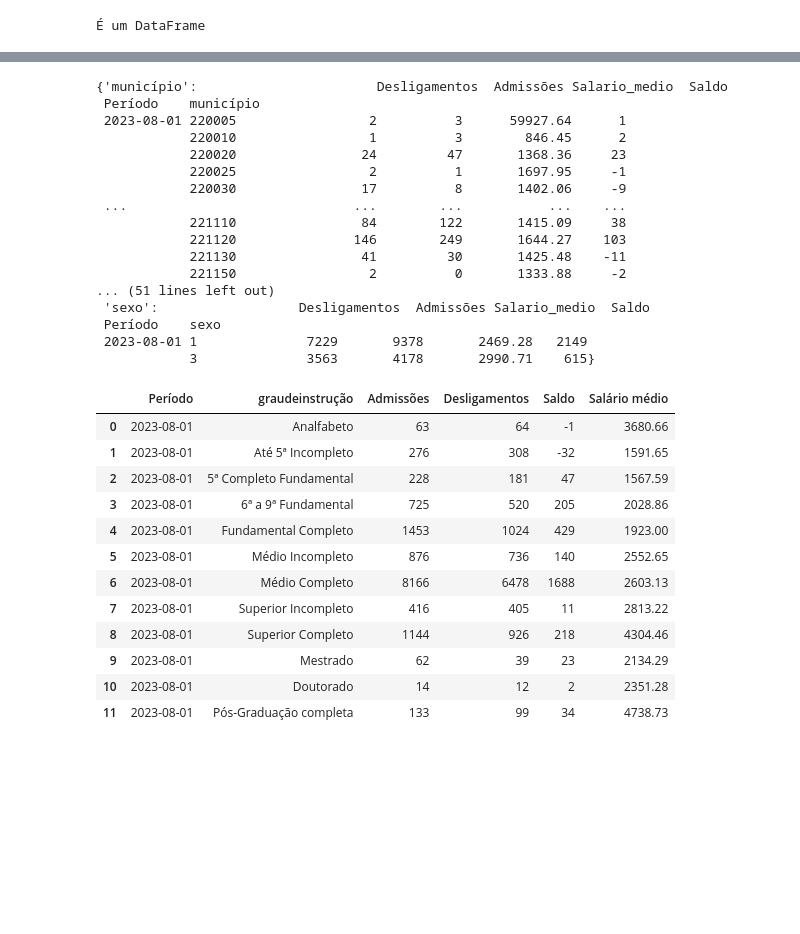
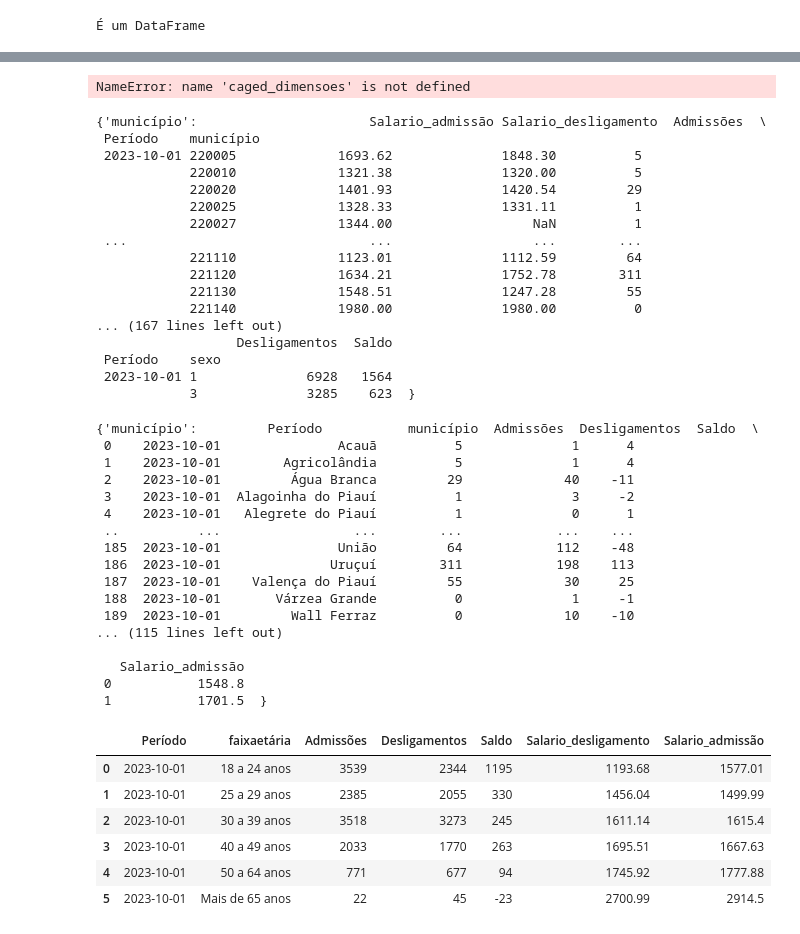
Before and after one commit to alexand7e/Microdados-CAGED, a Jupyter notebook: Notebook.ipynb, the cells around one changed output, grey strips where cells are left out. Drawn from its saved outputs; the diff is of its cells as text; code cells hidden in the pictures; blank space fills up the shorter version.

```diff
--- a/Notebook.ipynb
+++ b/Notebook.ipynb
@@ -3,4 +3,5 @@ from Microdados_CAGED import *
 import pandas as pd
 # %%
 # Aqui cria-se dois data.frames: os dados brutos e os sumarizados pelo pandas
-caged_microdados, caged_agrupamentos = importar_caged_mes_ano(ano_base=2023, mes_base=8)
+caged_microdados_full, caged_agrupamentos = importar_caged_mes_ano(ano_base=2023, mes_base=10)
+caged_microdados = caged_microdados_full.query(f"uf == {piaui}")
@@ -34,3 +39,7 @@ caged_dimensoes = importar_dimensoes() # o dicionário de tabelas-dimensões
+# %%
+caged_dimensoes['uf']
+# %% [output]
+NameError: name 'caged_dimensoes' is not defined
 # %%
 # O dicionário de dos dados agrupados, separados pelo respectivo grupo
 # Esta etapa é apenas para separar os objetos, deixando salvos os objtos acima
@@ -42,41 +51,55 @@ for key in pages[:-1]:
 # temos um dicionário de DataFrames separados
 dataframes_dict
 # %% [output]
-{'município':                       Desligamentos  Admissões Salario_medio  Saldo
+{'município':                      Salario_admissão Salario_desligamento  Admissões  \
  Período    município
- 2023-08-01 220005                 2          3      59927.64      1
-            220010                 1          3        846.45      2
-            220020                24         47       1368.36     23
-            220025                 2          1       1697.95     -1
-            220030                17          8       1402.06     -9
- ...                             ...        ...           ...    ...
-            221110                84        122       1415.09     38
-            221120               146        249       1644.27    103
-            221130                41         30       1425.48    -11
-            221150                 2          0       1333.88     -2
-... (51 lines left out)
- 'sexo':                  Desligamentos  Admissões Salario_medio  Saldo
+ 2023-10-01 220005             1693.62              1848.30          5
+            220010             1321.38              1320.00          5
+            220020             1401.93              1420.54         29
+            220025             1328.33              1331.11          1
+            220027             1344.00                  NaN          1
+ ...                               ...                  ...        ...
+            221110             1123.01              1112.59         64
+            221120             1634.21              1752.78        311
+            221130             1548.51              1247.28         55
+            221140             1980.00              1980.00          0
+... (167 lines left out)
+                  Desligamentos  Saldo
  Período    sexo
- 2023-08-01 1              7229       9378       2469.28   2149
-            3              3563       4178       2990.71    615}
+ 2023-10-01 1              6928   1564
+            3              3285    623  }
 # %%
 # Consolidação dos resultados, conforme os parâmetros da função que criamos
 caged_formatado_completo = consolidar_caged(caged_agrupamentos, caged_dimensoes)
+# %%
+caged_formatado_completo
+# %% [output]
+{'município':         Período           município  Admissões  Desligamentos  Saldo  \
+ 0    2023-10-01               Acauã          5              1      4
+ 1    2023-10-01        Agricolândia          5              1      4
+ 2    2023-10-01         Água Branca         29             40    -11
+ 3    2023-10-01  Alagoinha do Piauí          1              3     -2
+ 4    2023-10-01   Alegrete do Piauí          1              0      1
+ ..          ...                 ...        ...            ...    ...
+ 185  2023-10-01               União         64            112    -48
+ 186  2023-10-01              Uruçuí        311            198    113
+ 187  2023-10-01    Valença do Piauí         55             30     25
+ 188  2023-10-01       Várzea Grande          0              1     -1
+ 189  2023-10-01         Wall Ferraz          0             10    -10
+... (115 lines left out)
+
+   Salario_admissão
+ 0           1548.8
+ 1           1701.5  }
 # %%
-caged_formatado_completo["graudeinstrução"] # verificando a disposição de um dos itens
+caged_formatado_completo["faixaetária"] # verificando a disposição de um dos itens
 # %% [output]
-|  | Período | graudeinstrução | Admissões | Desligamentos | Saldo | Salário médio |
-| 0 | 2023-08-01 | Analfabeto | 63 | 64 | -1 | 3680.66 |
-| 1 | 2023-08-01 | Até 5ª Incompleto | 276 | 308 | -32 | 1591.65 |
-| 2 | 2023-08-01 | 5ª Completo Fundamental | 228 | 181 | 47 | 1567.59 |
-| 3 | 2023-08-01 | 6ª a 9ª Fundamental | 725 | 520 | 205 | 2028.86 |
-| 4 | 2023-08-01 | Fundamental Completo | 1453 | 1024 | 429 | 1923.00 |
-| 5 | 2023-08-01 | Médio Incompleto | 876 | 736 | 140 | 2552.65 |
-| 6 | 2023-08-01 | Médio Completo | 8166 | 6478 | 1688 | 2603.13 |
-| 7 | 2023-08-01 | Superior Incompleto | 416 | 405 | 11 | 2813.22 |
-| 8 | 2023-08-01 | Superior Completo | 1144 | 926 | 218 | 4304.46 |
-| 9 | 2023-08-01 | Mestrado | 62 | 39 | 23 | 2134.29 |
-| 10 | 2023-08-01 | Doutorado | 14 | 12 | 2 | 2351.28 |
-| 11 | 2023-08-01 | Pós-Graduação completa | 133 | 99 | 34 | 4738.73 |
+|  | Período | faixaetária | Admissões | Desligamentos | Saldo | Salario_desligamento | Salario_admissão |
+| 0 | 2023-10-01 | 18 a 24 anos | 3539 | 2344 | 1195 | 1193.68 | 1577.01 |
+| 1 | 2023-10-01 | 25 a 29 anos | 2385 | 2055 | 330 | 1456.04 | 1499.99 |
+| 2 | 2023-10-01 | 30 a 39 anos | 3518 | 3273 | 245 | 1611.14 | 1615.4 |
+| 3 | 2023-10-01 | 40 a 49 anos | 2033 | 1770 | 263 | 1695.51 | 1667.63 |
+| 4 | 2023-10-01 | 50 a 64 anos | 771 | 677 | 94 | 1745.92 | 1777.88 |
+| 5 | 2023-10-01 | Mais de 65 anos | 22 | 45 | -23 | 2700.99 | 2914.5 |
 # %%
 # Inserir análise dos salários no nosso dicionário
```
Also changed, not shown: parts of 8 cells of this notebook, 12 other files.
